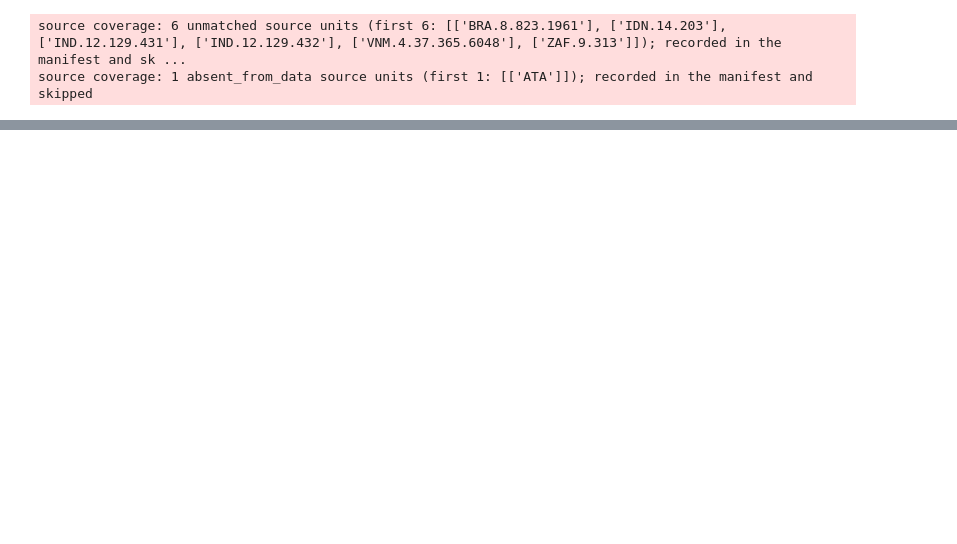
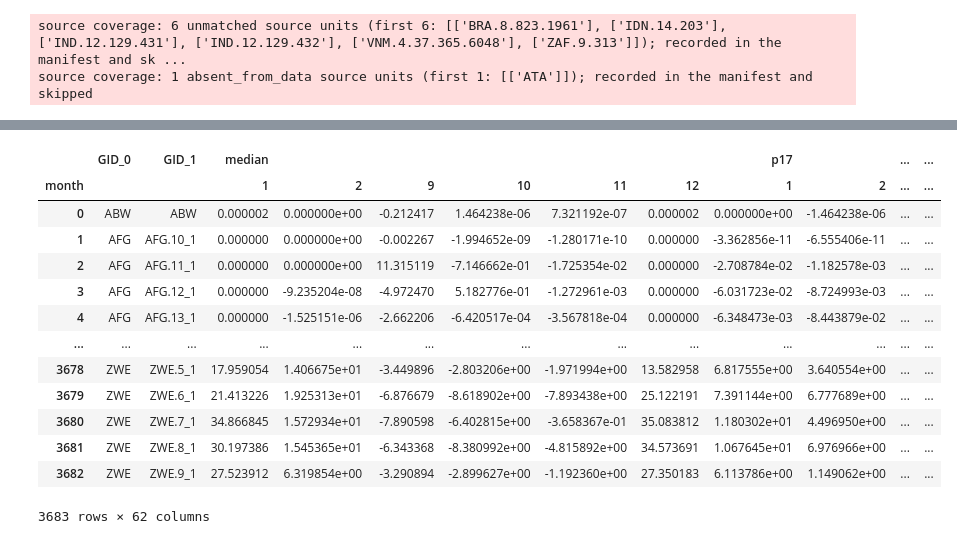
Before and after one commit to ezuetell/poreallas, a Jupyter notebook: analysis/x02_projection_output.ipynb, the cells around one changed output, grey strips where cells are left out. Cells and saved outputs as stored; diff of their text form; code cells hidden in the pictures; blank space fills up the shorter version.

```diff
--- a/analysis/x02_projection_output.ipynb
+++ b/analysis/x02_projection_output.ipynb
@@ -23,7 +23,7 @@ importlib.reload(isku_utils)
 load_dotenv()
 DATA_DIR = os.environ["DATA_DIR"]
 # Baseline period Monthly Climatology
-BASELINE_PERIOD = slice("1995-01-01", "2014-12-31")
+BASELINE_PERIOD = slice("1996-01-01", "2025-12-31")
 # Define Forecast Months
 FC_MONTHS = [9, 10, 11, 12, 1, 2]
 FC_PERIOD = slice("2026-09-01", "2027-02-28")
@@ -94,0 +78,12 @@ fig = analysis_utils.plot_monthly(
+# %%
+rate_l = "rate" if config.rate else "total"
+baseline_tag = analysis_utils._baseline_tag(config.baseline_period)
+
+impact = config.compute_impact(effect.chunk({dim: -1 for dim in config.dims}), ensemble=True).sel(number = [1, 2, 3])
+impact = impact.sel(month=config.months)
+
+polygon = config.polygons
+# Aggregate Impact Regions to group_level
+impact, merge_key, base_cols = analysis_utils.aggregate_impact(impact, config, 'ADM1')
+
+stat_cols = ["median", "p17", "p83", "likely_range_IPCC", "mean", "std", "min", "max", "p10", "p90"]
@@ -94,0 +113,23 @@ fig = analysis_utils.plot_monthly(
+# %%
+_polygons_impact = analysis_utils.dataset_to_dataframe(analysis_utils.compute_stats(impact, dim=config.dims))
+wide = _polygons_impact.pivot(
+    index=base_cols,
+    columns="month", values=stat_cols,
+)
+# %%
+wide.reset_index()
+# %% [output]
+|  | GID_0 | GID_1 | median |  |  |  |  |  | p17 |  | ... | ... |
+| month |  |  | 1 | 2 | 9 | 10 | 11 | 12 | 1 | 2 | ... | ... |
+| 0 | ABW | ABW | 0.000002 | 0.000000e+00 | -0.212417 | 1.464238e-06 | 7.321192e-07 | 0.000002 | 0.000000e+00 | -1.464238e-06 | ... | ... |
+| 1 | AFG | AFG.10_1 | 0.000000 | 0.000000e+00 | -0.002267 | -1.994652e-09 | -1.280171e-10 | 0.000000 | -3.362856e-11 | -6.555406e-11 | ... | ... |
+| 2 | AFG | AFG.11_1 | 0.000000 | 0.000000e+00 | 11.315119 | -7.146662e-01 | -1.725354e-02 | 0.000000 | -2.708784e-02 | -1.182578e-03 | ... | ... |
+| 3 | AFG | AFG.12_1 | 0.000000 | -9.235204e-08 | -4.972470 | 5.182776e-01 | -1.272961e-03 | 0.000000 | -6.031723e-02 | -8.724993e-03 | ... | ... |
+| 4 | AFG | AFG.13_1 | 0.000000 | -1.525151e-06 | -2.662206 | -6.420517e-04 | -3.567818e-04 | 0.000000 | -6.348473e-03 | -8.443879e-02 | ... | ... |
+| ... | ... | ... | ... | ... | ... | ... | ... | ... | ... | ... | ... | ... |
+| 3678 | ZWE | ZWE.5_1 | 17.959054 | 1.406675e+01 | -3.449896 | -2.803206e+00 | -1.971994e+00 | 13.582958 | 6.817555e+00 | 3.640554e+00 | ... | ... |
+| 3679 | ZWE | ZWE.6_1 | 21.413226 | 1.925313e+01 | -6.876679 | -8.618902e+00 | -7.893438e+00 | 25.122191 | 7.391144e+00 | 6.777689e+00 | ... | ... |
+| 3680 | ZWE | ZWE.7_1 | 34.866845 | 1.572934e+01 | -7.890598 | -6.402815e+00 | -3.658367e-01 | 35.083812 | 1.180302e+01 | 4.496950e+00 | ... | ... |
+| 3681 | ZWE | ZWE.8_1 | 30.197386 | 1.545365e+01 | -6.343368 | -8.380992e+00 | -4.815892e+00 | 34.573691 | 1.067645e+01 | 6.976966e+00 | ... | ... |
+| 3682 | ZWE | ZWE.9_1 | 27.523912 | 6.319854e+00 | -3.290894 | -2.899627e+00 | -1.192360e+00 | 27.350183 | 6.113786e+00 | 1.149062e+00 | ... | ... |
+3683 rows × 62 columns
```
Also changed, not shown: parts of 9 cells of this notebook, 2 other files.
